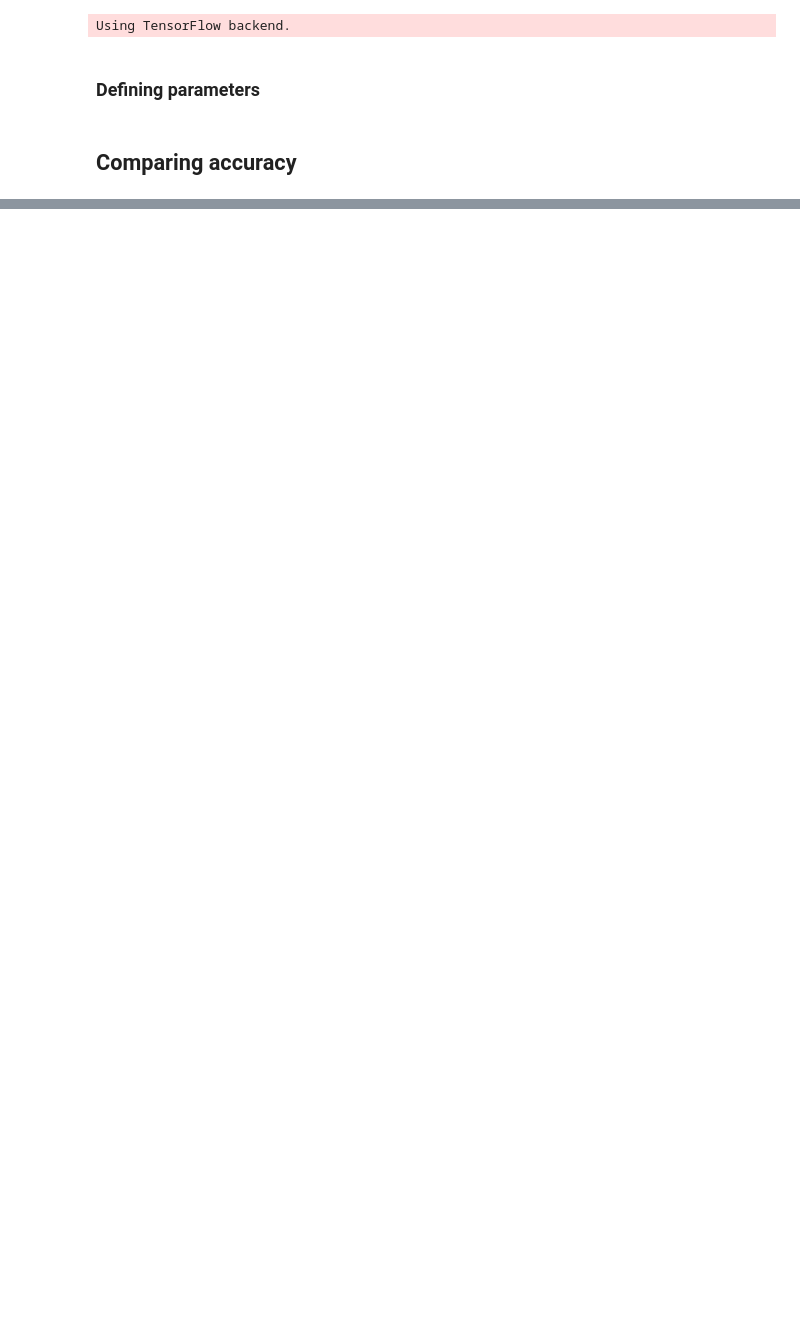
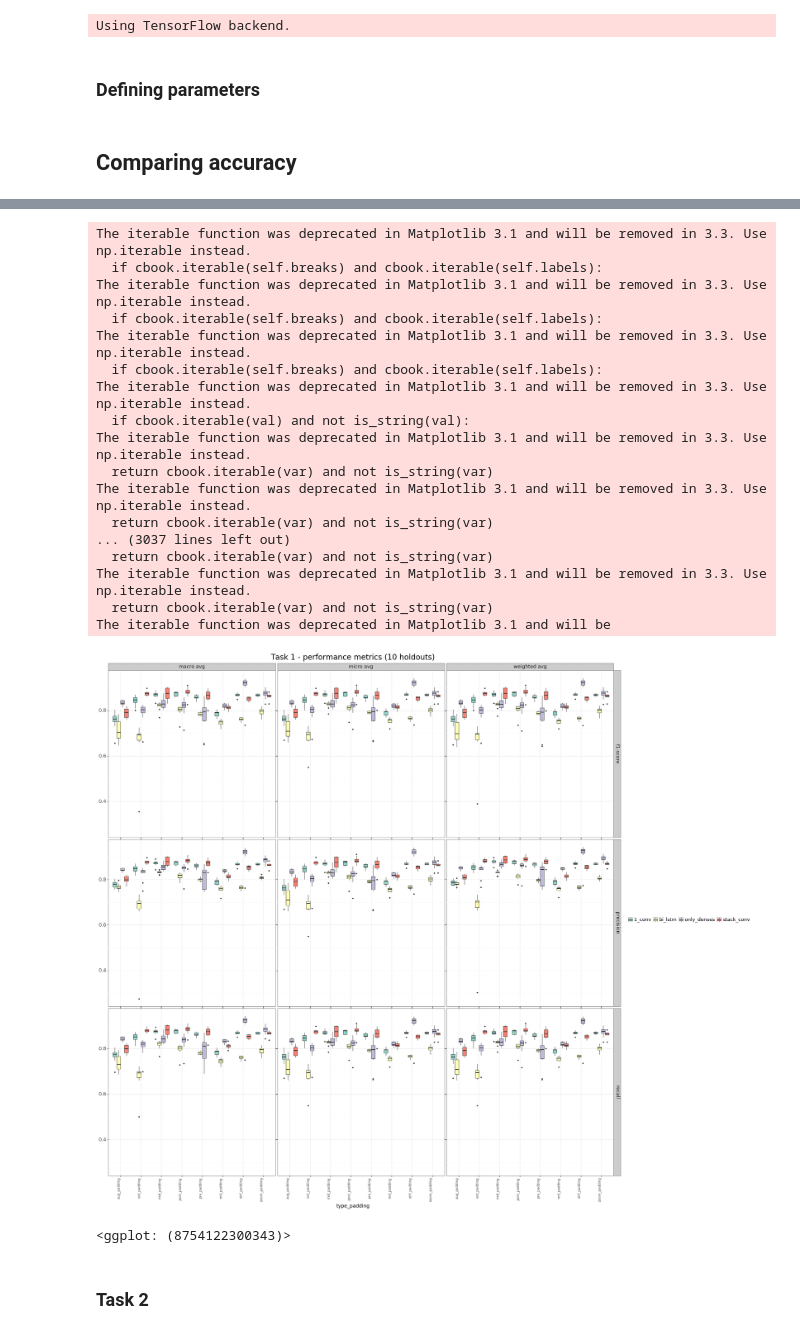
Before and after one commit to b2slab/padding_benchmark, a Jupyter notebook: notebooks/comparing_architectures.ipynb, the cells around one changed output, grey strips where cells are left out. Saved outputs shown, nothing was run; the diff lists cells and outputs as text; code cells hidden in the pictures; blank space fills up the shorter version.

```diff
--- a/notebooks/comparing_architectures.ipynb
+++ b/notebooks/comparing_architectures.ipynb
@@ -57,0 +91,24 @@ names_folders = ["1_conv", "only_denses"]
+# %%
+plotting_scores_arch(scores_final, n_folds, task_string, task)
+# %% [output]
+The iterable function was deprecated in Matplotlib 3.1 and will be removed in 3.3. Use np.iterable instead.
+  if cbook.iterable(self.breaks) and cbook.iterable(self.labels):
+The iterable function was deprecated in Matplotlib 3.1 and will be removed in 3.3. Use np.iterable instead.
+  if cbook.iterable(self.breaks) and cbook.iterable(self.labels):
+The iterable function was deprecated in Matplotlib 3.1 and will be removed in 3.3. Use np.iterable instead.
+  if cbook.iterable(self.breaks) and cbook.iterable(self.labels):
+The iterable function was deprecated in Matplotlib 3.1 and will be removed in 3.3. Use np.iterable instead.
+  if cbook.iterable(val) and not is_string(val):
+The iterable function was deprecated in Matplotlib 3.1 and will be removed in 3.3. Use np.iterable instead.
+  return cbook.iterable(var) and not is_string(var)
+The iterable function was deprecated in Matplotlib 3.1 and will be removed in 3.3. Use np.iterable instead.
+  return cbook.iterable(var) and not is_string(var)
+... (3037 lines left out)
+  return cbook.iterable(var) and not is_string(var)
+The iterable function was deprecated in Matplotlib 3.1 and will be removed in 3.3. Use np.iterable instead.
+  return cbook.iterable(var) and not is_string(var)
+The iterable function was deprecated in Matplotlib 3.1 and will be
+[figure, added]
+<ggplot: (8754122300343)>
+# %% [markdown]
+### Task 2
```
Also changed, not shown: parts of 9 cells of this notebook, 4 other files.
